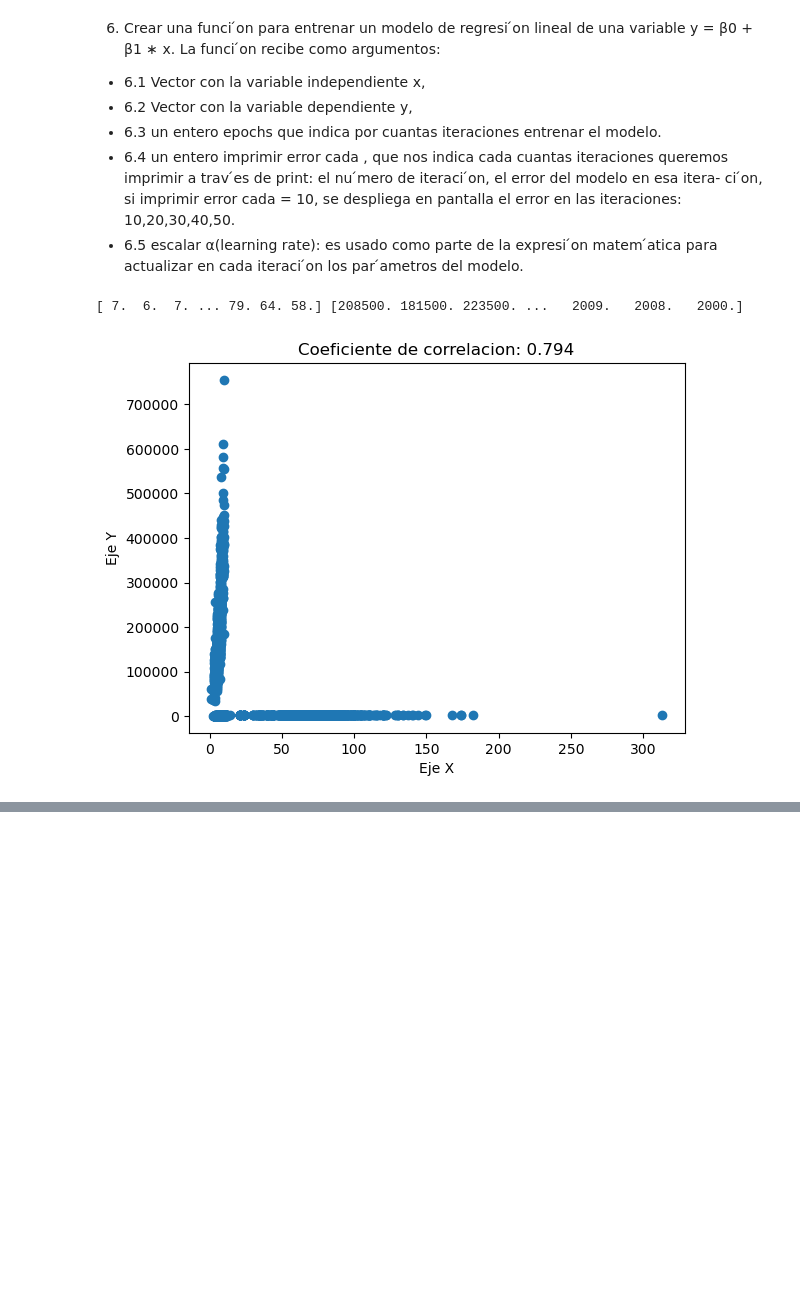
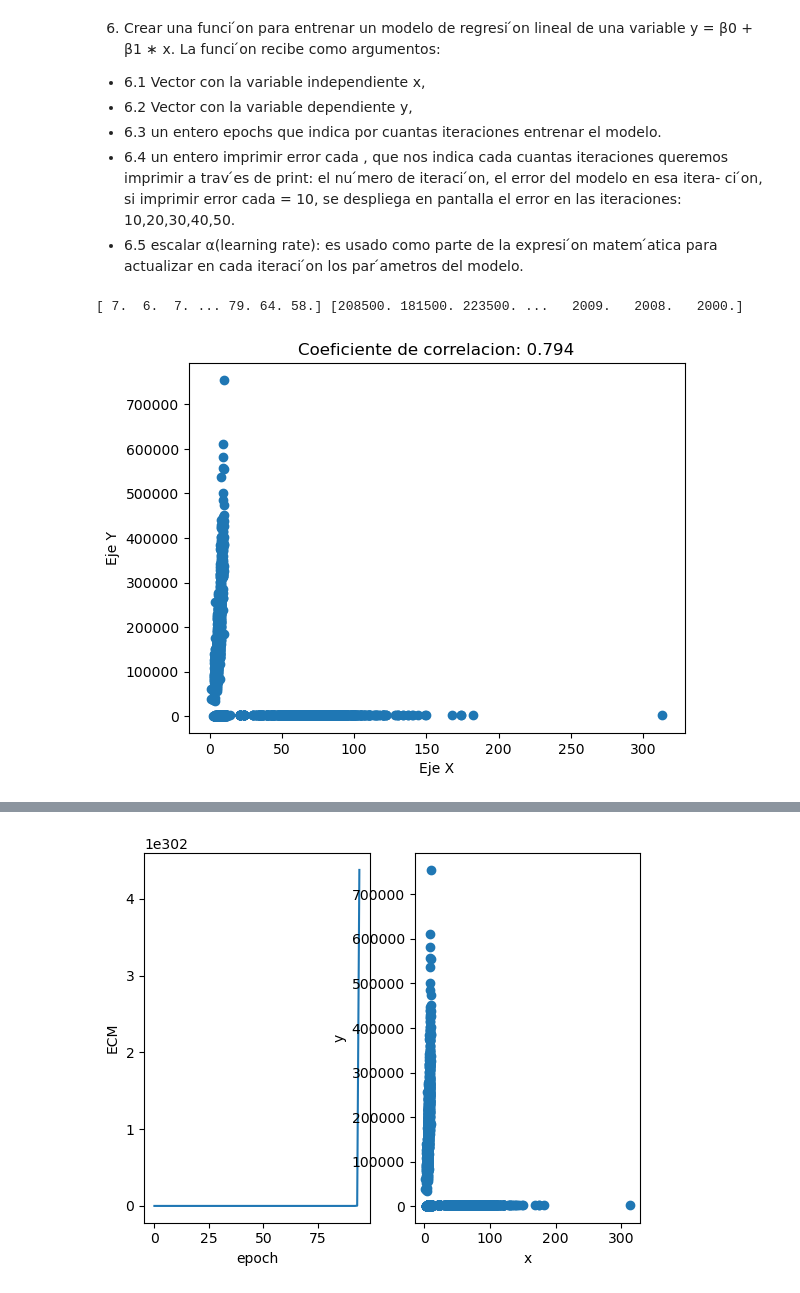
Before and after one commit to ceaf234/Proyecto1, a Jupyter notebook: Proyecto1.ipynb, the cells around one changed output, grey strips where cells are left out. Drawn from its saved outputs; the diff is of its cells as text; code cells hidden in the pictures; blank space fills up the shorter version.

Commit message:
Ejercicio 6 antes con el overflow

```diff
--- a/Proyecto1.ipynb
+++ b/Proyecto1.ipynb
@@ -185,8 +185,55 @@ def gradiente_descendente(b1_, b0_, alpha, x, y):
 
     return b1, b0
 
+#inicializar variables con defaults
+epochs = 10000
+escalar = 0.01
+imprimir_cada = 1000
 b1 = np.random.randn(1)[0]
 b0 = np.random.randn(1)[0]
+
+#************************* User inputs *************************
+
+# Solicitando X de muestra al usuario
+#while True:
+#    try:
+#        user_input_x = int(input("Ingrese un número entero para X: "))
+#        break  # Salir del ciclo si se ingresa un número válido
+#    except ValueError:
+#        print("Error: Por favor ingrese un número entero válido.")
+
+# Solicitando cantidad de iteraciones
+while True:
+    try:
+        epochs = int(input("Ingrese la cantidad de iteraciones. Debe ser un número entero igual mayor a 1000: "))
+        if epochs >= 1000:
+            break  # Salir del ciclo si se ingresa un número válido
+        else:
+            print("Error: Por favor ingrese un número mayor a 1000.")
+    except ValueError:
+        print("Error: Por favor ingrese un número entero válido.")
+
+# Solicitando learning rate
+while True:
+    try:
+        numero = float(input("Ingrese el grado aprendizaje 'Learning Rate'. Debe ser un número mayor a 0 y menor o igual a 10: "))
+        if 0 < numero <= 10:
+            break  # Salir del ciclo si se ingresa un número válido
+        else:
+            print("Error: Por favor ingrese un número mayor a 0 y menor o igual a 10.")
+    except ValueError:
+        print("Error: Por favor ingrese un número válido.")
+
+# Solicitando cantidad iteraciones antes de imprimir
+while True:
+    try:
+        imprimir_cada = int(input("Ingrese cada cuantas iteraciones desea imprimir el error. Debe ser un número entero igual mayor a 10: "))
+        if imprimir_cada >= 10:
+            break  # Salir del ciclo si se ingresa un número válido
+        else:
+            print("Error: Por favor ingrese un número mayor a 10.")
+    except ValueError:
+        print("Error: Por favor ingrese un número entero válido.")
 
 
 # Cargar dataset a una variable
@@ -199,6 +246,8 @@ test_data = dataset[split_idx:]
 
 # Convertir los 3 datasets a 1 y guardarlo en arrays
 training_dataframe = pd.DataFrame(train_data)
+# Realizar interpolación para llenar valores no válidos
+training_dataframe.interpolate(inplace=True)
 x = np.hstack((training_dataframe[1].values, training_dataframe[3].values, training_dataframe[5].values))
 y = np.hstack((training_dataframe[0].values, training_dataframe[2].values, training_dataframe[4].values))
 print(x,y)
@@ -216,6 +265,39 @@ plt.title(f'Coeficiente de correlacion: {coefficient:.3f}')
 
 # Mostrar la grafica
 plt.show()
+
+# Entrenado el modelo
+error = np.zeros((epochs,1))
+for i in range(epochs):
+    # Actualizar valor de los pesos usando el gradiente descendente
+    [b1, b0] = gradiente_descendente(b1,b0,escalar,x,y)
+
+    # Calcular el valor de la predicción
+    y_ = calcular_modelo(b1,b0,x)
+
+    # Actualizar el valor del error
+    error[i] = calcular_error(y,y_)
+
+    # Imprimir resultados cada 1000 epochs
+    if (i+1)%imprimir_cada == 0:
+        print("Epoch {}".format(i+1))
+        print("    b1: {:.1f}".format(b1), " b0: {:.1f}".format(b0))
+        print("    error: {}".format(error[i]))
+        print("=======================================")
+
+# Gráfica de ECM vs iteraciones y de la regresión lineal resultante
+plt.subplot(1,2,1)
+plt.plot(range(epochs),error)
+plt.xlabel('epoch')
+plt.ylabel('ECM')
+
+y_regr = calcular_modelo(b1,b0,x)
+plt.subplot(1,2,2)
+plt.scatter(x,y)
+plt.plot(x,y_regr,'r')
+plt.xlabel('x')
+plt.ylabel('y')
+plt.show()
 # %% [output]
 [ 7.  6.  7. ... 79. 64. 58.] [208500. 181500. 223500. ...   2009.   2008.   2000.]
 [figure]
@@ -221,0 +321 @@ plt.show()
+[figure, added]
```
Also changed, not shown: parts of 1 cell of this notebook.
